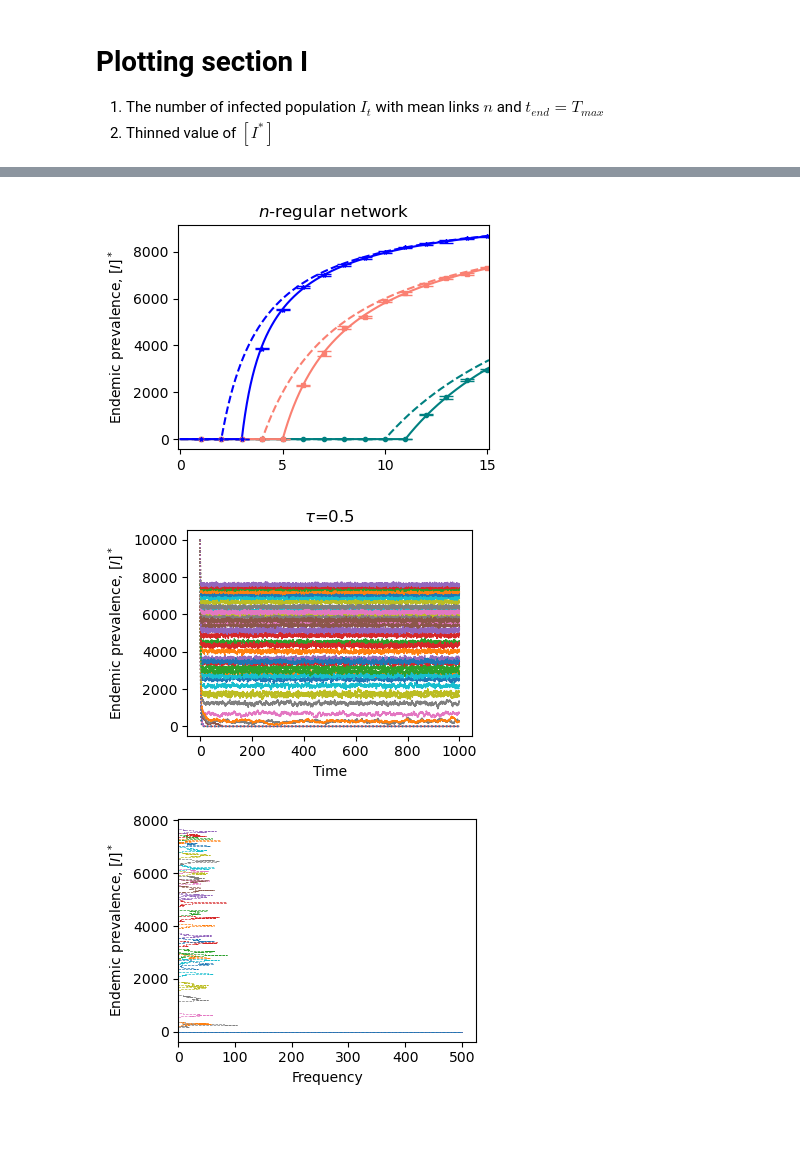
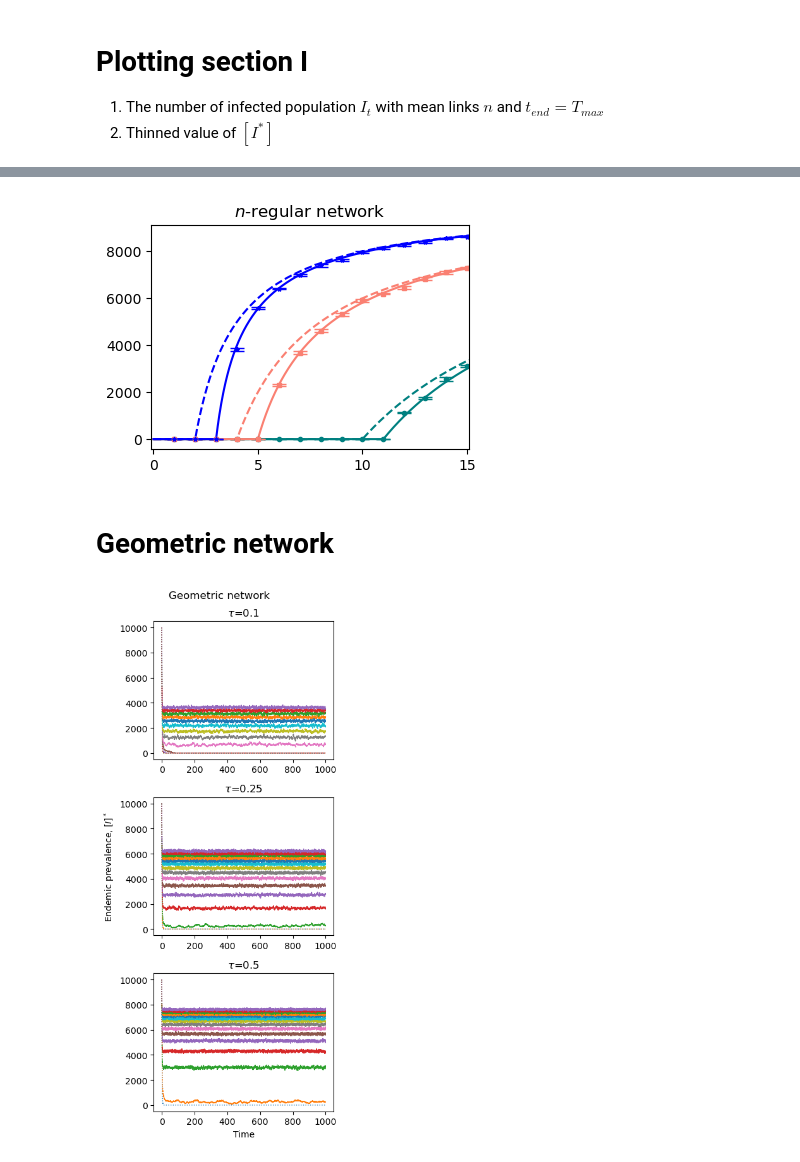
Before and after one commit to thatchai-b/article-trade-off-infs-social-interacts, a Jupyter notebook: Figure_1_meanfield-pairwise-comparison.ipynb, the cells around one changed output, grey strips where cells are left out. Saved outputs shown, nothing was run; the diff lists cells and outputs as text; code cells hidden in the pictures; blank space fills up the shorter version.

Commit message:
add data collection variables

```diff
--- a/Figure_1_meanfield-pairwise-comparison.ipynb
+++ b/Figure_1_meanfield-pairwise-comparison.ipynb
@@ -186,0 +173,19 @@ fig3_ER.tight_layout()
+# %%
+fig3_ER, axs3_ER = plt.subplots(len(tau_arr), 1, figsize=(4, 3*len(tau_arr)), sharey=True)
+fig3_ER.suptitle(r'Erdős-Rényi network')
+axs3_ER[1].set(ylabel=r'Endemic prevalence, $[I]^*$')
+axs3_ER[2].set(xlabel=r'Frequency')
+
+dataI_ER    = []
+
+for tau_index in np.arange(len(tau_arr)):
+    for n_index in np.arange(len(nrange_int)):
+        I_thinning_arr_ER = burn_in_thinning(t_ER[tau_index][n_index], I_ER[tau_index][n_index])
+        dataI_ER = dataI_ER + [list(I_thinning_arr_ER)]
+
+        axs3_ER[tau_index].hist(I_thinning_arr_ER, 20, histtype='step', linestyle='-', lw=1, orientation='horizontal', label=r'Erdős-Rényi')
+        axs3_ER[tau_index].set_title(r'$\tau$='+str(tau_arr[tau_index]) )
+dataI_ER = np.array(dataI_ER, dtype=object)
+dataI_ER = dataI_ER.reshape(len(tau_arr), len(nrange_int))
+
+fig3_ER.tight_layout()
@@ -244,0 +238,19 @@ fig3_nreg.tight_layout()
+# %%
+fig3_nreg, axs3_nreg = plt.subplots(len(tau_arr), 1, figsize=(4, 3*len(tau_arr)), sharey=True)
+fig3_nreg.suptitle(r'$n$-regular network')
+axs3_nreg[1].set(ylabel=r'Endemic prevalence, $[I]^*$')
+axs3_nreg[2].set(xlabel=r'Frequency')
+
+dataI_nreg  = []
+
+for tau_index in np.arange(len(tau_arr)):
+    for n_index in np.arange(len(nrange_int)):
+        I_thinning_arr_nreg = burn_in_thinning(t_nreg[tau_index][n_index], I_nreg[tau_index][n_index])
+
+        dataI_nreg = dataI_nreg + [list(I_thinning_arr_nreg)]
+        axs3_nreg[tau_index].hist(I_thinning_arr_nreg, 20, histtype='step', linestyle='-', lw=1, orientation='horizontal', label=r'$n$-regular')
+        axs3_nreg[tau_index].set_title(r'$\tau$='+str(tau_arr[tau_index]) )
+dataI_nreg = np.array(dataI_nreg, dtype=object)
+dataI_nreg = dataI_nreg.reshape(len(tau_arr), len(nrange_int))
+
+fig3_nreg.tight_layout()
@@ -245,34 +259,31 @@ fig3_nreg.tight_layout()
 # %%
-fig_nreg, axs_nreg = plt.subplots(1, 1, figsize=(4.2, 3), sharey=True)
-axs_nreg.set(ylabel=r'Endemic prevalence, $[I]^*$')
+fig_nreg, axs_nreg = plt.subplots(1, 1, figsize=(4, 3), sharey=True)
 axs_nreg.set_title(r'$n$-regular network')
 axs_nreg.set_xlim(-0.1, maxmeanlink+.1)
 axs_nreg.set_xticks(np.arange(0, maxmeanlink+1, 5))
 
 for tau_index in np.arange(len(tau_arr)):
     for n_index in np.arange(len(nrange_int)):
         axs_nreg.errorbar(n_index+1, np.mean(dataI_nreg[tau_index][n_index]), yerr=np.std(dataI_nreg[tau_index][n_index]),
                          color=colour_set[tau_index], fmt=marker_arr[tau_index], linestyle='-', markersize=3, capsize=5)
     Istar_mf = Istar_MF(N, nrange_xaxis*tau_arr[tau_index], gamma)
     axs_nreg.plot(nrange_xaxis, Istar_mf, colour_set[tau_index], linestyle='--', label=r'Mean-field, $\tau$='+str(tau_arr[tau_index]))
     Istar_pos_nreg = Istar_PW(N, nrange_xaxis, tau_arr[tau_index], gamma, (nrange_xaxis-1)/nrange_xaxis )
     axs_nreg.plot(nrange_xaxis, Istar_pos_nreg, colour_set[tau_index], linestyle='-', label=r'Pairwise')
 plt.tight_layout()
 # %% [output]
-[figure, old version]
+[figure, new version]
+# %% [markdown]
+# Geometric network
 # %%
-fig2_geom, axs2_geom = plt.subplots(len(tau_arr), 1, figsize=(4, 3), sharey=True)
+fig2_geom, axs2_geom = plt.subplots(len(tau_arr), 1, figsize=(4, 3*len(tau_arr)), sharey=True)
+fig2_geom.suptitle(r'Geometric network')
 axs2_geom[1].set(ylabel=r'Endemic prevalence, $[I]^*$')
 axs2_geom[2].set(xlabel=r'Time')
 
-fig3_geom, axs3_geom = plt.subplots(len(tau_arr), 1, figsize=(4, 3), sharey=True)
-axs3_geom[1].set(ylabel=r'Endemic prevalence, $[I]^*$')
-axs3_geom[2].set(xlabel=r'Frequency')
+t_geom = []
+I_geom = []
 
-
-dataI_geom  = []
-
-# GEOMETRIC NETWORK
 for tau_index in np.arange(len(tau_arr)):
     for n_index in np.arange(len(nrange_int)):
         t, S, I = plots_SIS_EoN_dynamics_geom(N, nrange_int[n_index], N_inf_init, tau_arr[tau_index], gamma, Tmax)
@@ -280,17 +291,13 @@ for tau_index in np.arange(len(tau_arr)):
         axs2_geom[tau_index].plot(t, I, linestyle='dotted', linewidth=1, label=r'$n=$'+str(nrange_int[n_index])+', geom' )
         axs2_geom[tau_index].set_title(r'$\tau$='+str(tau_arr[tau_index]) )
 
-        t_burn, I_burn = burn_in_array(t, I)
-        t_thin, I_thin = thinning(t_burn, I_burn, thin_step=int(Tmax/20) )
-        t_thinning_int, I_thinning_arr = thinning_int(t_thin, I_thin)
-
-        dataI_geom = dataI_geom + [list(I_thinning_arr)]
-        axs3_geom[tau_index].hist(I_thinning_arr, 20, histtype='step', linestyle='--', lw=0.5, orientation='horizontal', label=r'Geometric')
-dataI_geom = np.array(dataI_geom, dtype=object)
-dataI_geom = dataI_geom.reshape(len(tau_arr), len(nrange_int))
+        t_geom = t_geom + [list(t)]
+        I_geom = I_geom + [list(I)]
+t_geom = np.array(t_geom, dtype=object)
+I_geom = np.array(I_geom, dtype=object)
+t_geom = t_geom.reshape(len(tau_arr), len(nrange_int))
+I_geom = I_geom.reshape(len(tau_arr), len(nrange_int))
 
 fig2_geom.tight_layout()
-fig3_geom.tight_layout()
 # %% [output]
-[figure, old version]
+[figure, new version]
-[figure, removed]
```
Also changed, not shown: parts of 12 cells of this notebook.
